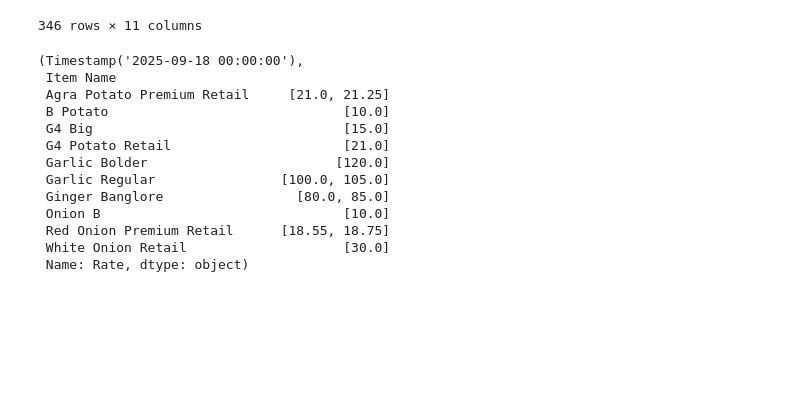
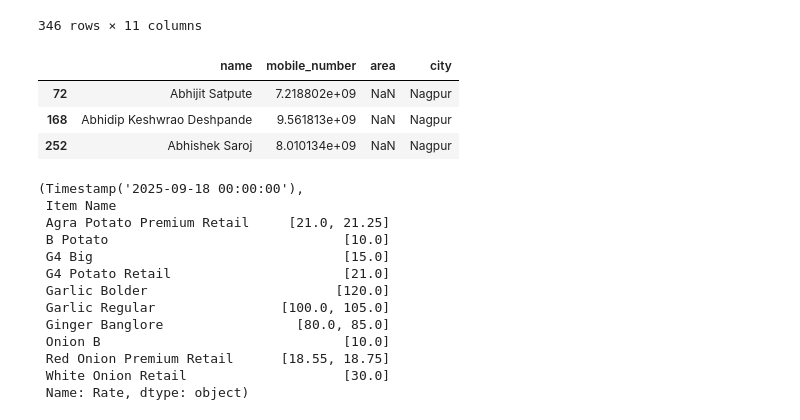
Before and after one commit to EbadAnsari/upgrade-mandi, a Jupyter notebook: notebooks/02-data-preprocessing/Raw B2B.ipynb, the cells around one changed output. Drawn from its saved outputs; the diff is of its cells as text; code cells hidden in the pictures; blank space fills up the shorter version.

Commit message:
Extract Data.

```diff
--- a/notebooks/02-data-preprocessing/Raw B2B.ipynb
+++ b/notebooks/02-data-preprocessing/Raw B2B.ipynb
@@ -101,3 +103,12 @@ df
 | 568 | 2025-10-04 | Shailesh Shahu | Khamla | Agra Potato Premium Retail | 100.0 | 21.00 | 2100.0 | NaN | NaN | ... |
 | 569 | 2025-10-04 | Shailesh Shahu | Khamla | Red Onion Premium Retail | 100.0 | 18.95 | 1895.0 | NaN | NaN | ... |
 346 rows × 11 columns
+# %%
+cust_details = pd.read_csv("./../data/processed/B2B/Customer Details.csv")
+# %%
+cust_details[cust_details["name"].str.contains("Abhi")]
+# %% [output]
+|  | name | mobile_number | area | city |
+| 72 | Abhijit Satpute | 7.218802e+09 | NaN | Nagpur |
+| 168 | Abhidip Keshwrao Deshpande | 9.561813e+09 | NaN | Nagpur |
+| 252 | Abhishek Saroj | 8.010134e+09 | NaN | Nagpur |
```
Also changed, not shown: parts of 6 cells of this notebook.
